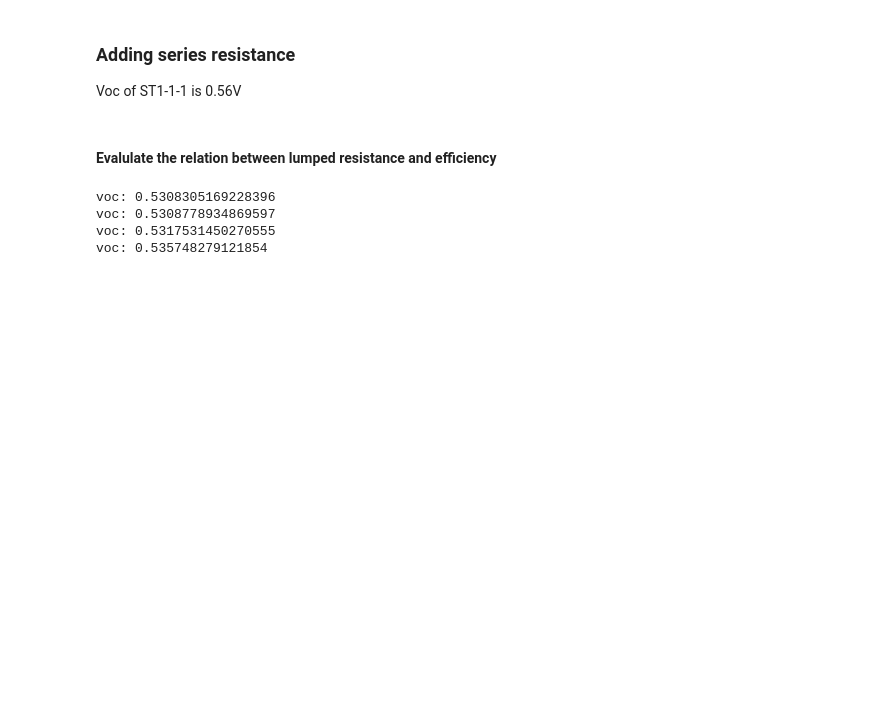
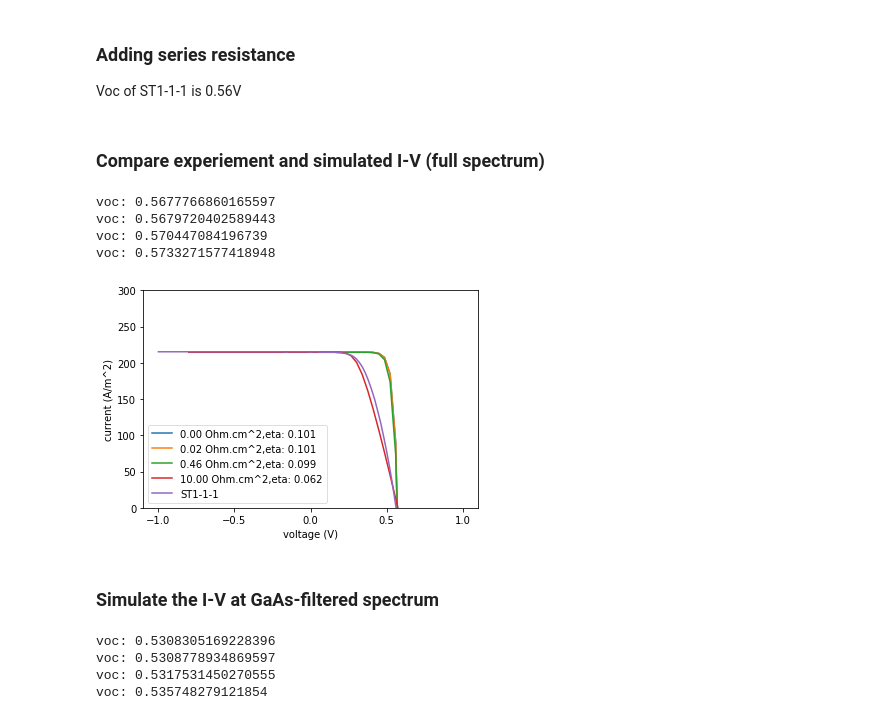
Before and after one commit to kanhua/pypvcell, a Jupyter notebook: examples/ms_silicon/st2_silicon.ipynb, the cells around one changed output. Cells and saved outputs as stored; diff of their text form; code cells hidden in the pictures; blank space fills up the shorter version.

```diff
--- a/examples/ms_silicon/st2_silicon.ipynb
+++ b/examples/ms_silicon/st2_silicon.ipynb
@@ -53,8 +58,60 @@ projected jsc limit:119.921228053
 # %% [markdown]
 ### Adding series resistance
 Voc of ST1-1-1 is 0.56V
-# %% [markdown]
-#### Evalulate the relation between lumped resistance and efficiency
+# %% [markdown]
+### Compare experiement and simulated I-V (full spectrum)
+# %%
+j01 = 5e-8
+j02 = 0
+n1 = 1
+n2 = 2
+temperature = 300
+rshunt = 1e10
+
+contact_res = np.logspace(-3, 1, num=10)
+
+#Load experiement IV of ST1-1-1
+exp_iv=np.loadtxt("ST1-1-1_iv.csv")
+cell_isc=isc(exp_iv[:,0],exp_iv[:,1])
+cell_area=1.2*1.2
+cell_jsc=us.siUnits(cell_isc/cell_area,'mA cm-2')
+
+# rs=1e-10
+voltage = np.linspace(-0.8, 1, num=50)
+eta_array=np.zeros(contact_res.shape)
+for idx,r in enumerate(contact_res):
+
+    rs = us.siUnits(r, 'Ohm cm^2')
+
+    v, i = gen_rec_iv_with_rs_by_newton(j01, j02, n1, n2, temperature, rshunt=rshunt, rseries=rs,
+                                        voltage=voltage, jsc=cell_jsc, verbose=False)
+
+    mp = max_power(v, i)
+    eta=mp/1000
+    #print("voc: %s" % voc(v,i))
+
+    eta_array[idx]=eta
+    if idx%3==0:
+        plt.plot(v, -i, label="%.2f Ohm.cm^2,eta: %.3f" %(r,eta))
+        print("voc: %s" % voc(v,i))
+
+
+
+plt.plot(exp_iv[:,0],exp_iv[:,1]/1.44*10,label='ST1-1-1')
+
+plt.legend()
+plt.ylim([0, 300])
+plt.xlabel("voltage (V)")
+plt.ylabel("current (A/m^2)")
+plt.savefig("si_I-V.pdf")
+# %% [output]
+voc: 0.5677766860165597
+voc: 0.5679720402589443
+voc: 0.570447084196739
+voc: 0.5733271577418948
+[figure, added]
+# %% [markdown]
+### Simulate the I-V at GaAs-filtered spectrum
 # %%
 j01 = 5e-8
 j02 = 0
```
Also changed, not shown: parts of 5 cells of this notebook, 6 other files.
